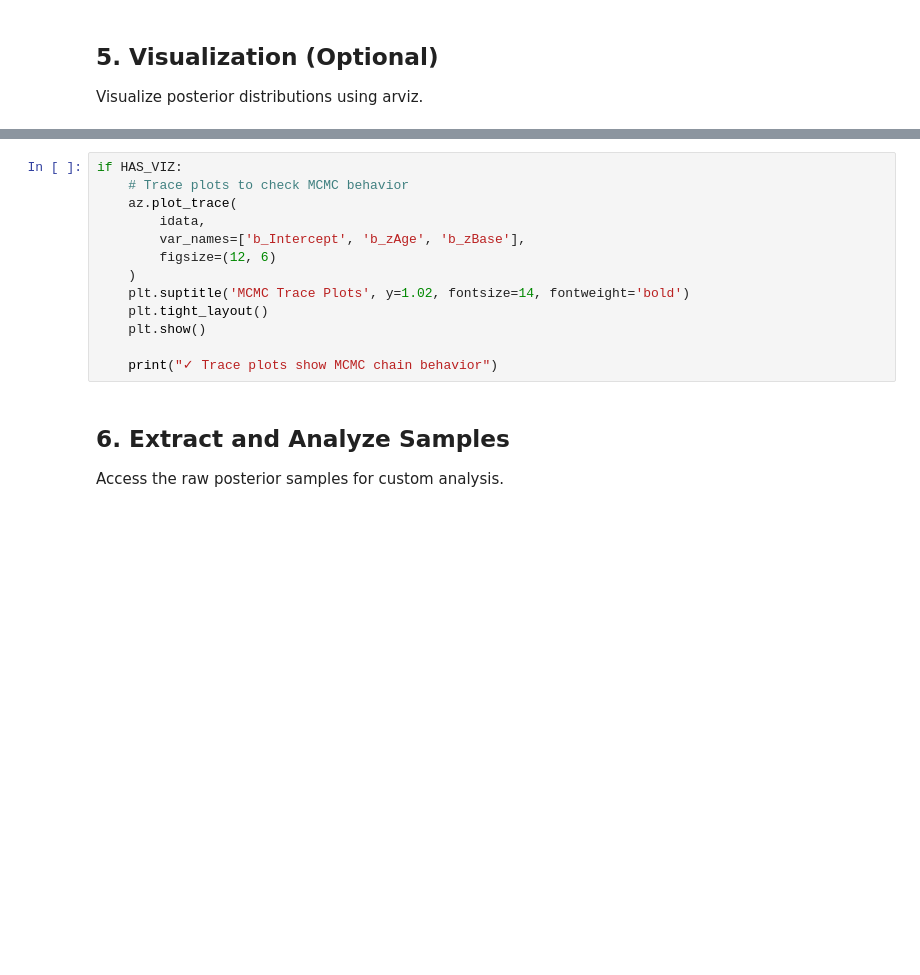
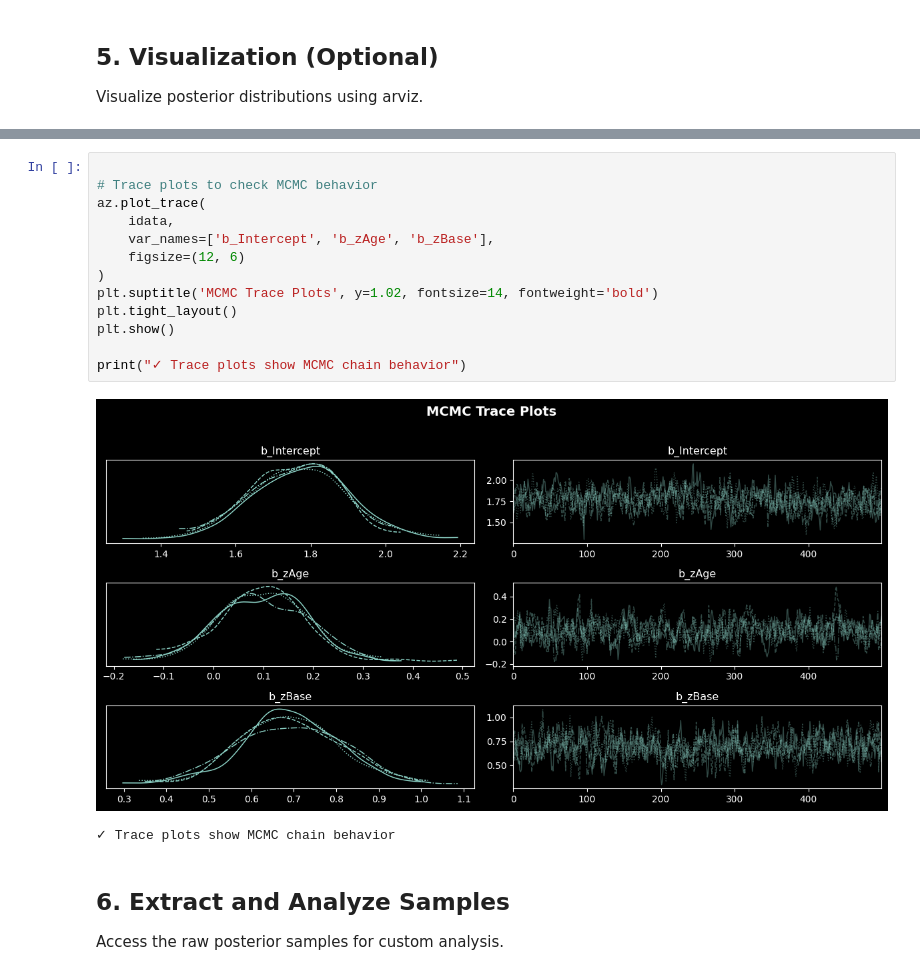
Before and after one commit to kaitumisuuringute-keskus/brmspy, a Jupyter notebook: examples/getting_started.ipynb, the cells around one changed output, grey strips where cells are left out. Cells and saved outputs as stored; diff of their text form; blank space fills up the shorter version.

```diff
--- a/examples/getting_started.ipynb
+++ b/examples/getting_started.ipynb
@@ -189,16 +253,19 @@ else:
 # %%
-if HAS_VIZ:
-    # Trace plots to check MCMC behavior
-    az.plot_trace(
-        idata,
-        var_names=['b_Intercept', 'b_zAge', 'b_zBase'],
-        figsize=(12, 6)
-    )
-    plt.suptitle('MCMC Trace Plots', y=1.02, fontsize=14, fontweight='bold')
-    plt.tight_layout()
-    plt.show()
 
-    print("✓ Trace plots show MCMC chain behavior")
+# Trace plots to check MCMC behavior
+az.plot_trace(
+    idata,
+    var_names=['b_Intercept', 'b_zAge', 'b_zBase'],
+    figsize=(12, 6)
+)
+plt.suptitle('MCMC Trace Plots', y=1.02, fontsize=14, fontweight='bold')
+plt.tight_layout()
+plt.show()
+
+print("✓ Trace plots show MCMC chain behavior")
+# %% [output]
+[figure, added]
+✓ Trace plots show MCMC chain behavior
 # %% [markdown]
 ## 6. Extract and Analyze Samples
 
```
Also changed, not shown: parts of 12 cells of this notebook, 5 other files.
